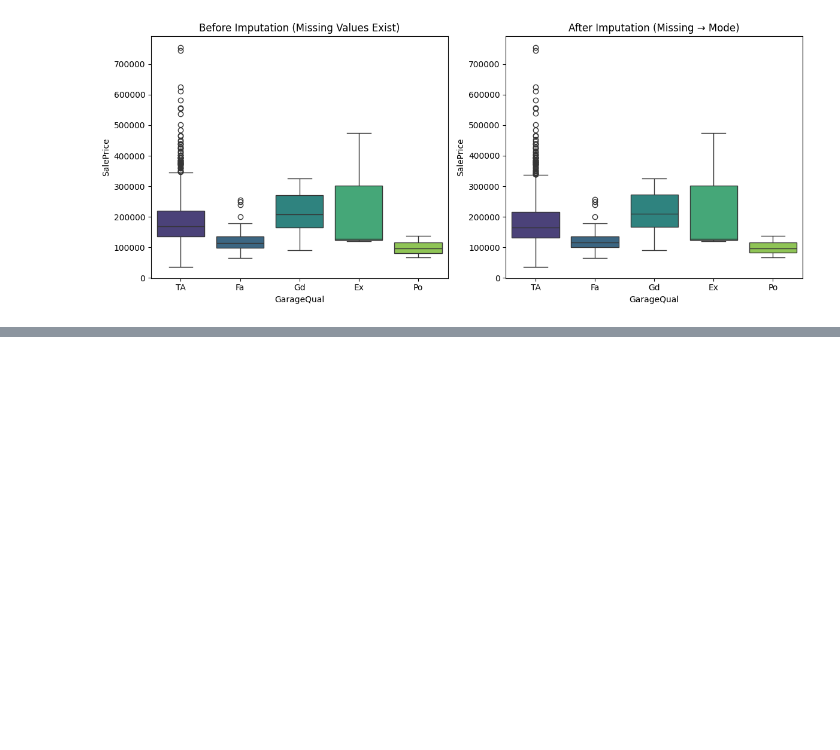
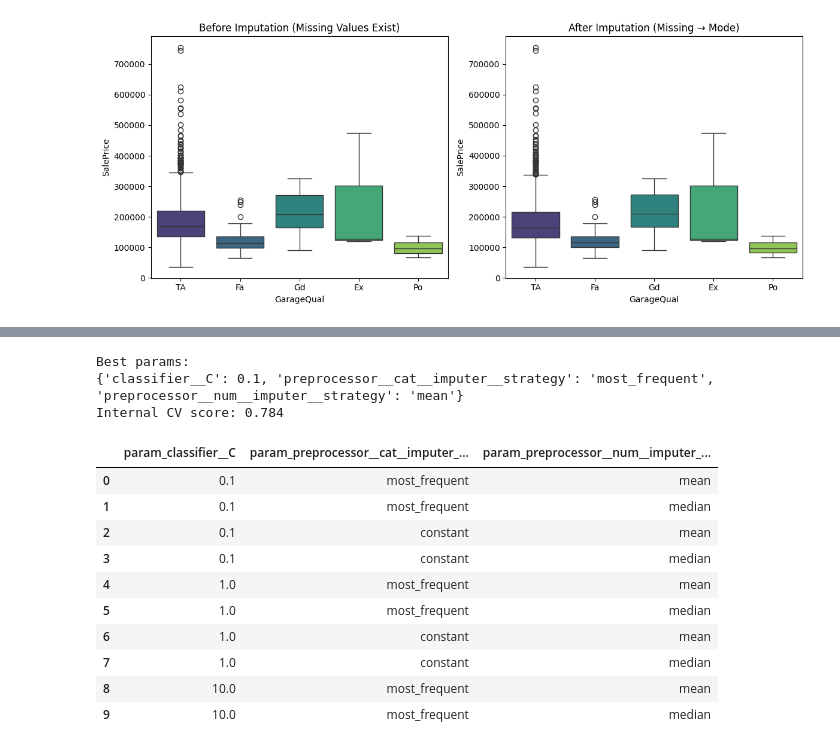
Before and after one commit to SumanGouda/Scikit-Learn-, a Jupyter notebook: DATA PROCESSING/Handling Missing Values.ipynb, the cells around one changed output, grey strips where cells are left out. Saved outputs shown, nothing was run; the diff lists cells and outputs as text; code cells hidden in the pictures; blank space fills up the shorter version.

```diff
--- a/DATA PROCESSING/Handling Missing Values.ipynb
+++ b/DATA PROCESSING/Handling Missing Values.ipynb
@@ -207,0 +408,2 @@ plt.show()
+# %%
+df = pd.read_csv('https://raw.githubusercontent.com/campusx-official/100-days-of-machine-learning/refs/heads/main/day38-missing-indicator/train.csv')
@@ -207,0 +415,22 @@ plt.show()
+# %%
+numerical_features = ['Age', 'Fare']
+numercal_transformer = Pipeline(steps=[
+    ('imputer', SimpleImputer(strategy='median')),
+    ('scaler', StandardScaler())
+])
+
+categoraical_features = ['Embarked', 'Sex']
+categorical_transformer = Pipeline(steps=[
+    ('imputer', SimpleImputer(strategy='most_frequent')),
+    ('onehot', OneHotEncoder(handle_unknown='ignore'))
+])
+
+preprocessor = ColumnTransformer(transformers=[
+    ('num', numercal_transformer, numerical_features),
+    ('cat', categorical_transformer, categoraical_features)
+])
+# %%
+clf = Pipeline(steps=[
+    ('preprocessor', preprocessor),
+    ('classifier', LogisticRegression())
+])
@@ -207,0 +456,36 @@ plt.show()
+# %%
+param_grid = {
+    'preprocessor__num__imputer__strategy': ['mean', 'median'],
+    'preprocessor__cat__imputer__strategy': ['most_frequent', 'constant'],
+    'classifier__C': [0.1, 1.0, 10, 100]
+}
+
+grid_search = GridSearchCV(clf, param_grid, cv=10)
+grid_search.fit(X_train, y_train)
+
+print(f"Best params:")
+print(grid_search.best_params_)
+# Best params:
+{'classifier__C': 1.0, 'preprocessor__cat__imputer__strategy': 'most_frequent', 'preprocessor__num__imputer__strategy': 'mean'}
+print(f"Internal CV score: {grid_search.best_score_:.3f}")
+# Internal CV score: 0.788
+import pandas as pd
+
+cv_results = pd.DataFrame(grid_search.cv_results_)
+cv_results = cv_results.sort_values("mean_test_score", ascending=False)
+cv_results[['param_classifier__C','param_preprocessor__cat__imputer__strategy','param_preprocessor__num__imputer__strategy']].head(10)  # Display the top 10 results with the best parameters
+# %% [output]
+Best params:
+{'classifier__C': 0.1, 'preprocessor__cat__imputer__strategy': 'most_frequent', 'preprocessor__num__imputer__strategy': 'mean'}
+Internal CV score: 0.784
+|  | param_classifier__C | param_preprocessor__cat__imputer_... | param_preprocessor__num__imputer_... |
+| 0 | 0.1 | most_frequent | mean |
+| 1 | 0.1 | most_frequent | median |
+| 2 | 0.1 | constant | mean |
+| 3 | 0.1 | constant | median |
+| 4 | 1.0 | most_frequent | mean |
+| 5 | 1.0 | most_frequent | median |
+| 6 | 1.0 | constant | mean |
+| 7 | 1.0 | constant | median |
+| 8 | 10.0 | most_frequent | mean |
+| 9 | 10.0 | most_frequent | median |
```
Also changed, not shown: parts of 25 cells of this notebook.
